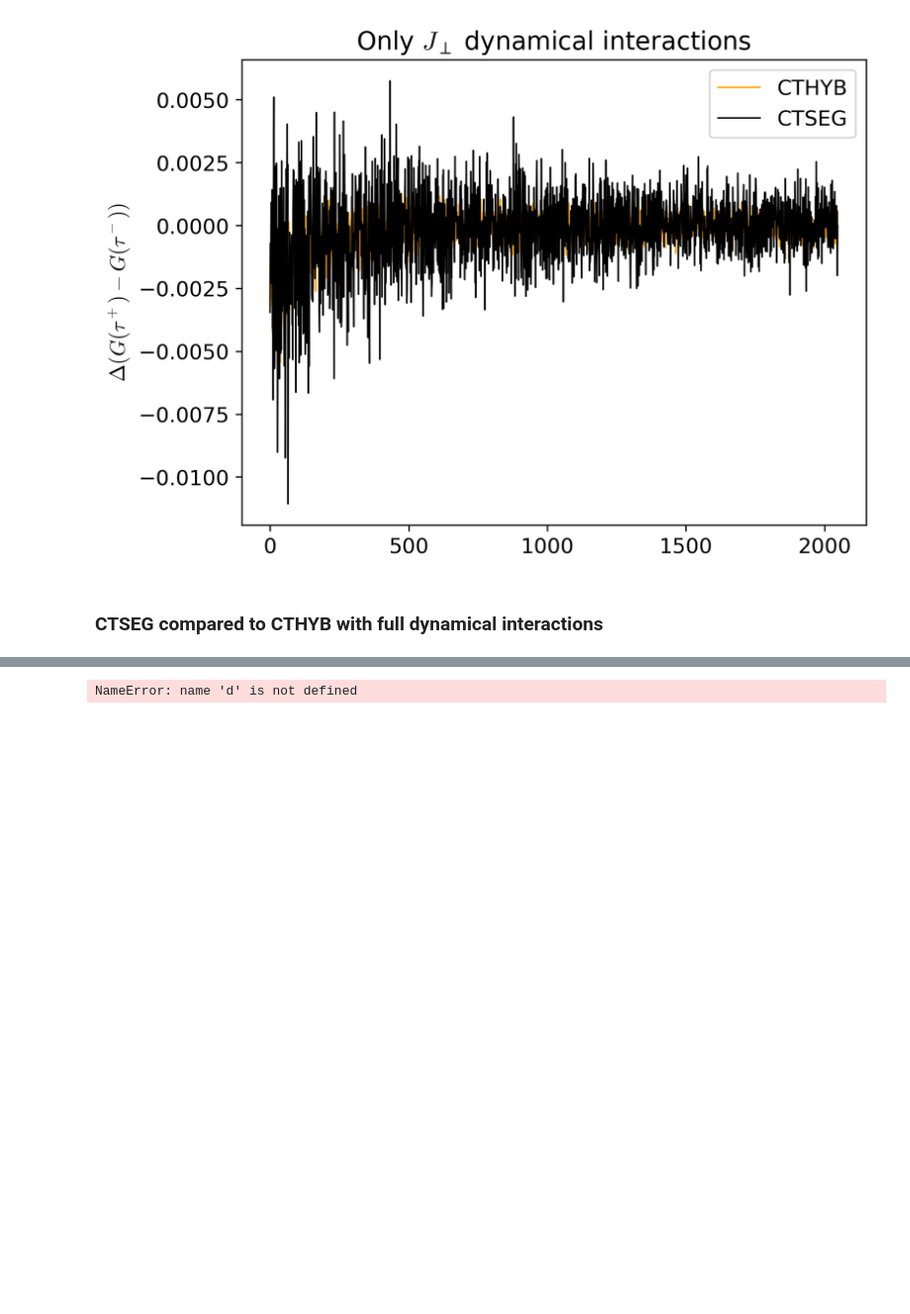
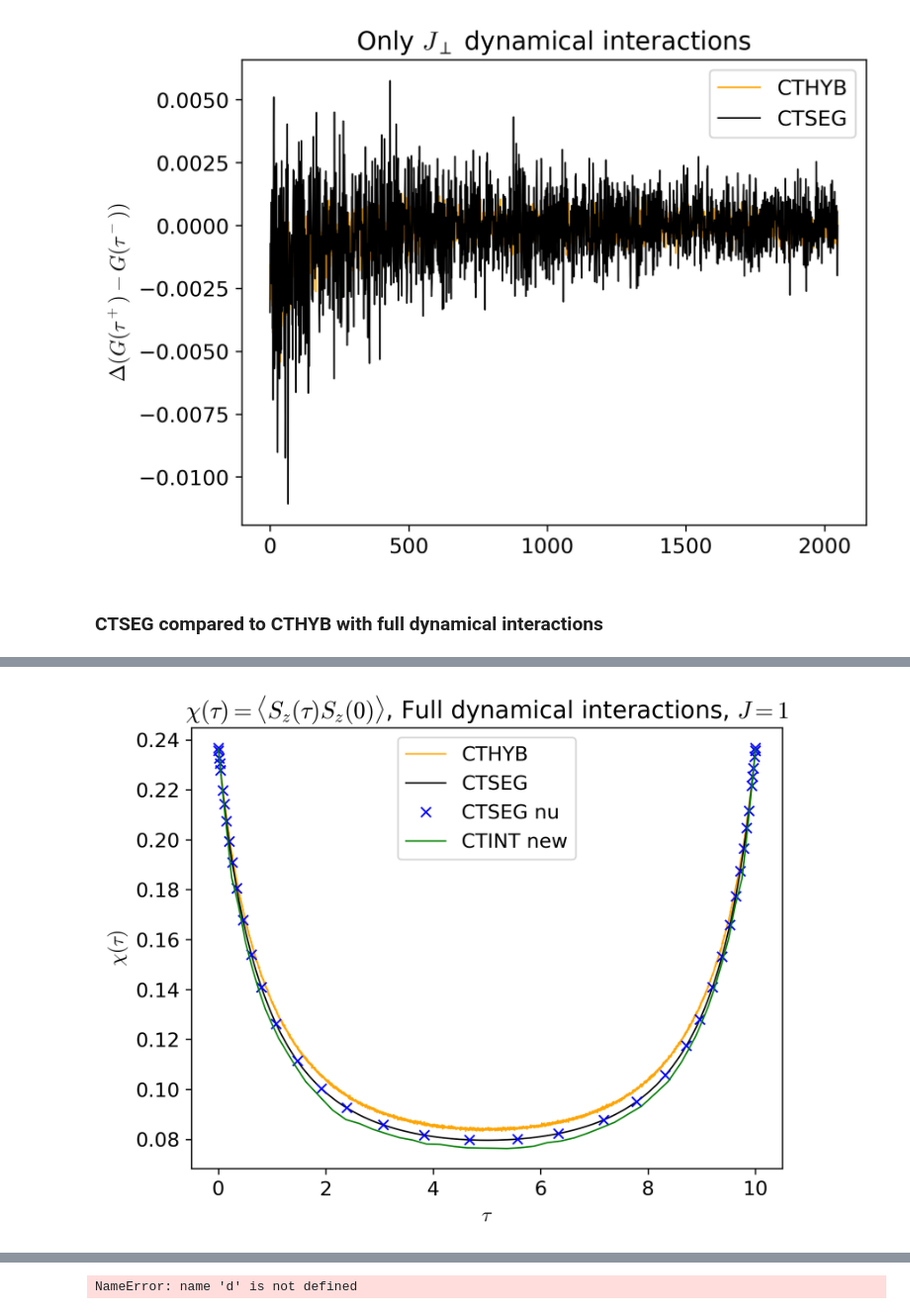
Before and after one commit to andrewkhardy/cthyb, a Jupyter notebook: benchmark/dynamic_int/CTHYB_Benchmarking.ipynb, the cells around one changed output, grey strips where cells are left out. Shown at 99% size. Cells and saved outputs as stored; diff of their text form; code cells hidden in the pictures; blank space fills up the shorter version.

```diff
--- a/benchmark/dynamic_int/CTHYB_Benchmarking.ipynb
+++ b/benchmark/dynamic_int/CTHYB_Benchmarking.ipynb
@@ -59,3 +123,18 @@ plt.show()
+# %%
+Sz_ctseg = 0.25*(nn["up", "up"   ] - nn["up", "down"] - nn["down", "up"] +nn["down", "down"])
+Sz_nu = 0.25*(nn_nu["up", "up" ] - nn_nu["up", "down"] - nn_nu["down", "up"] +nn_nu["down", "down"])
+Sz_ctint = 0.25*(nn_ctint["up", "up" ] - nn_ctint["up", "dn"] - nn_ctint["dn", "up"] +nn_ctint["dn", "dn"])
+
+oplot(Sz.real, color="orange", linewidth = 0.9, label="CTHYB")
+oplot(Sz_ctseg.real, color="black", linewidth = 0.9, label="CTSEG")
+oplot(Sz_nu.real, color="blue", linewidth = 0.9, label="CTSEG nu")
+oplot(Sz_ctint.real, color="green", linewidth = 0.9, label="CTINT new")
+plt.title(r"$\chi(\tau) =\langle S_z(\tau) S_z(0) \rangle$, Full dynamical interactions, $J = 1$")
+plt.ylabel(r"$\chi(\tau)$")
+plt.legend()
+plt.show()
+# %% [output]
+[figure, added]
 # %%
 data_loc = "/home/andrewhardy/Documents/Data/CTHYB_Data"
 data_ref = "/home/andrewhardy/Documents/CCQ/cthyb_dyn/benchmark/dynamic_int"
```
Also changed, not shown: parts of 6 cells of this notebook, 1 other file.
